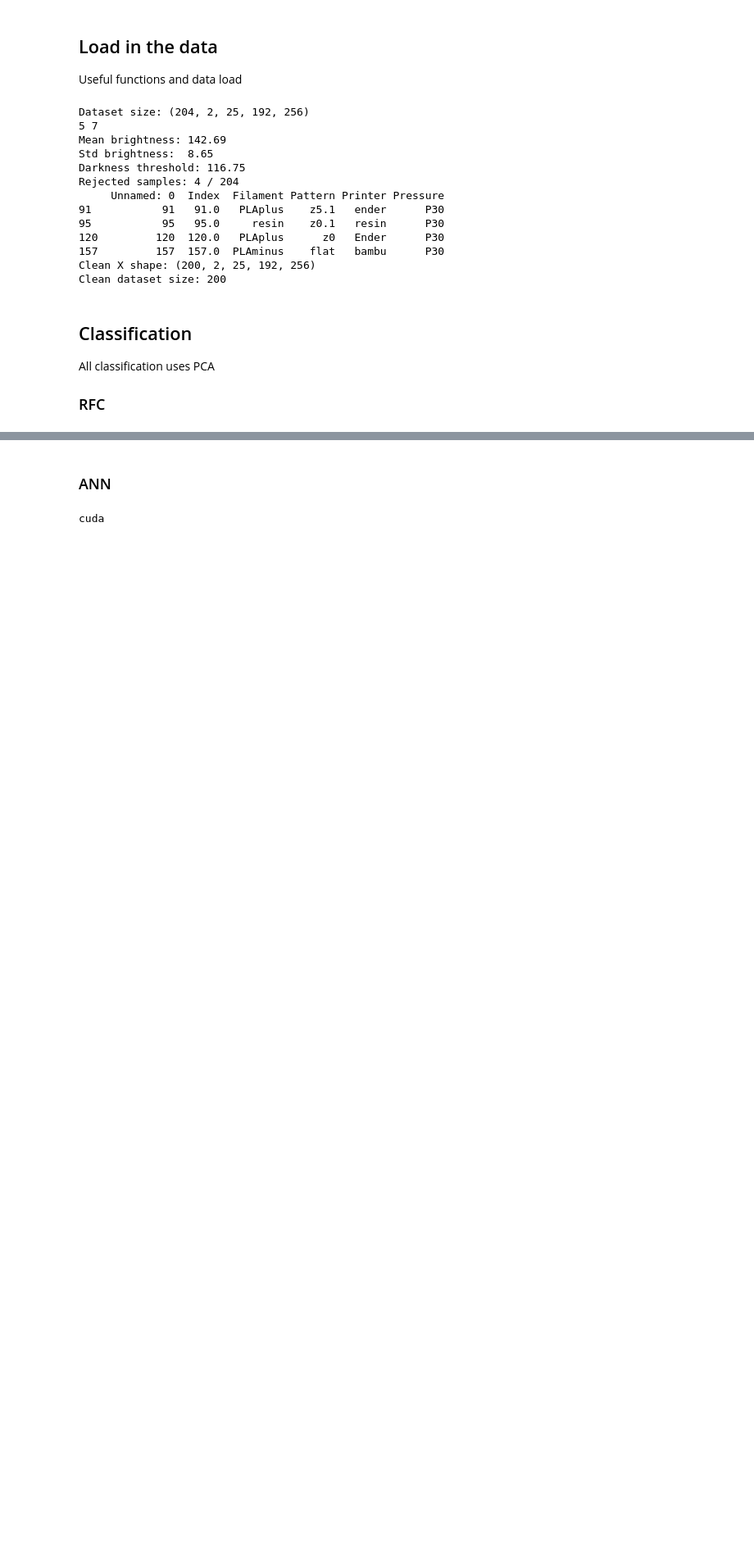
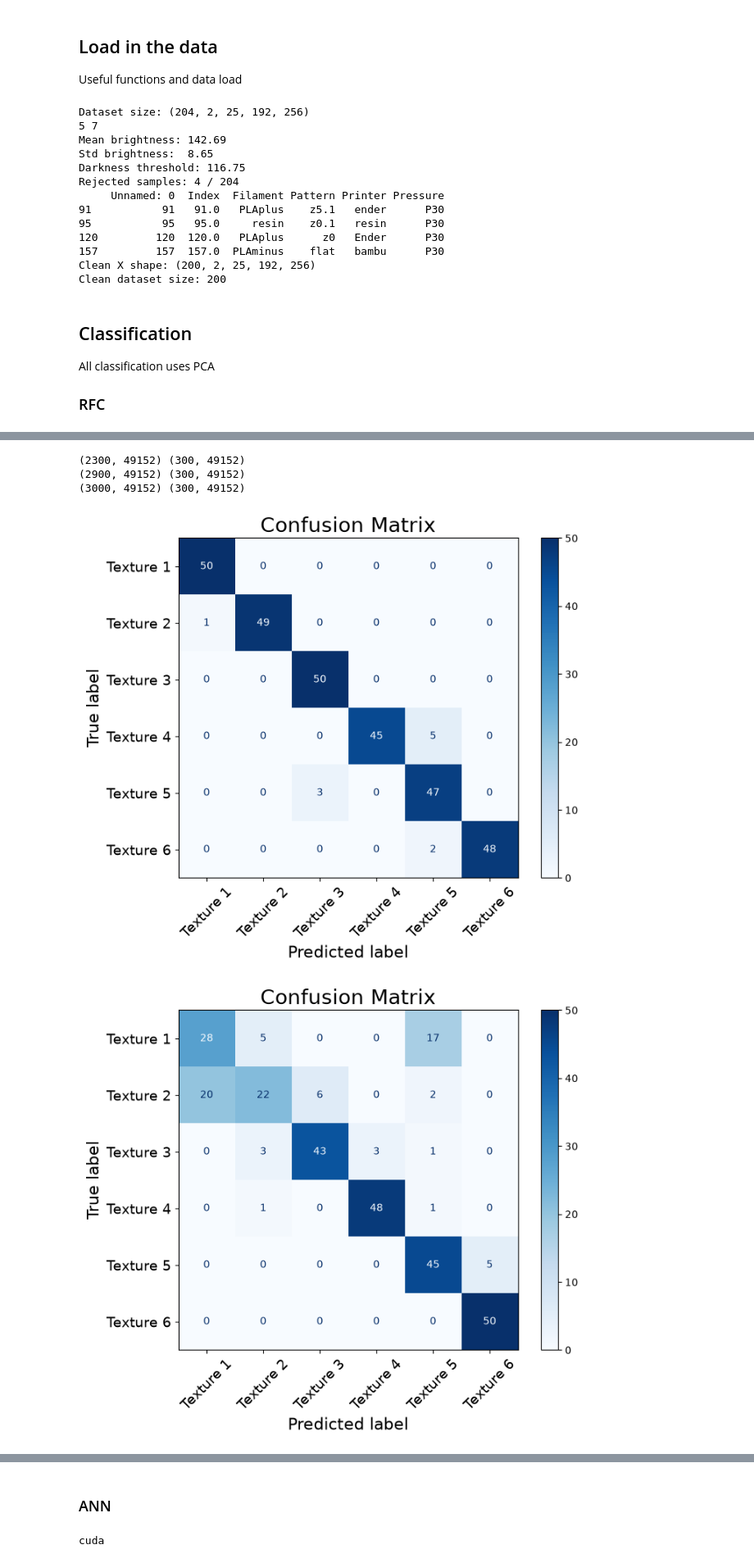
Before and after one commit to shepai/3D-textures, a Jupyter notebook: Experimental/classifiers.ipynb, the cells around one changed output, grey strips where cells are left out. Shown at 82% size. Cells and saved outputs as stored; diff of their text form; code cells hidden in the pictures; blank space fills up the shorter version.

```diff
--- a/Experimental/classifiers.ipynb
+++ b/Experimental/classifiers.ipynb
@@ -217,24 +204,40 @@ Test 99.72666666666667 % 0.2843315748284814
 # %%
-X_sub2,y_sub2=get_data(dataset,X,printer="resin",filament="resin",augment=True,pattern=".2")
-X_sub2=X_sub2.reshape((len(X_sub2),-1))
-test_X = pca.transform(X_sub2)
-y_pred = clf.predict(test_X)
-cm = confusion_matrix(y_sub2, y_pred) #,label=np.unique(test_y)
-class_labels = ["Texture "+str(i+1) for i in range(6)]
+for comb in printers:
+    #X_,y_=get_data(dataset,X)
+    X_2,y_2=get_data(dataset,X,printer=comb[0],filament=comb[1],num=-1,pattern="2",augment=True,augtests=[])
+    X_3,y_3=get_data(dataset,X,printer=comb[0],filament=comb[1],num=1,pattern="2")
+    X_2=X_2.reshape((len(X_2),-1))
+    X_3=X_3.reshape((len(X_3),-1))
+    print(X_2.shape,X_3.shape)
+    pca = PCA(n_components=300).fit(X_2)
+    Z_train = pca.transform(X_2)  # (N,3)
+    Z_test = pca.transform(X_3)
+    clf = RandomForestClassifier(max_depth=50, random_state=np.random.randint(0,100))
+    train_X, test_X, train_y, test_y = train_test_split(Z_train,y_2)
+    clf.fit(train_X, train_y)
+    y_pred = clf.predict(Z_test)
+    cm = confusion_matrix(y_3, y_pred) #,label=np.unique(test_y)
+    class_labels = ["Texture "+str(i+1) for i in range(6)]
 
-# plot confusion matrix
-disp = ConfusionMatrixDisplay(confusion_matrix=cm, display_labels=class_labels)
-fig, ax = plt.subplots(figsize=(8, 6))
-disp.plot(ax=ax, cmap="Blues", colorbar=True)
+    # plot confusion matrix
+    disp = ConfusionMatrixDisplay(confusion_matrix=cm, display_labels=class_labels)
+    fig, ax = plt.subplots(figsize=(8, 6))
+    disp.plot(ax=ax, cmap="Blues", colorbar=True)
 
-# Increase font sizes
-ax.set_title("Confusion Matrix", fontsize=20)
-ax.set_xlabel("Predicted label", fontsize=16)
-ax.set_ylabel("True label", fontsize=16)
+    # Increase font sizes
+    ax.set_title("Confusion Matrix", fontsize=20)
+    ax.set_xlabel("Predicted label", fontsize=16)
+    ax.set_ylabel("True label", fontsize=16)
 
-ax.tick_params(axis='x', labelsize=14,rotation=45)
-ax.tick_params(axis='y', labelsize=14)
+    ax.tick_params(axis='x', labelsize=14,rotation=45)
+    ax.tick_params(axis='y', labelsize=14)
 
-plt.savefig("/home/dexter/Documents/GitHub/3D-textures/assets/confusion_RFC_resin.pdf",
-            bbox_inches="tight")
+    plt.savefig(f"/home/dexter/Documents/GitHub/3D-textures/assets/confusion_RFC_{comb[0]}.pdf",
+                bbox_inches="tight")
 plt.show()
+# %% [output]
+(2300, 49152) (300, 49152)
+(2900, 49152) (300, 49152)
+(3000, 49152) (300, 49152)
+[figure, added]
+[figure, added]
```
Also changed, not shown: parts of 4 cells of this notebook.
